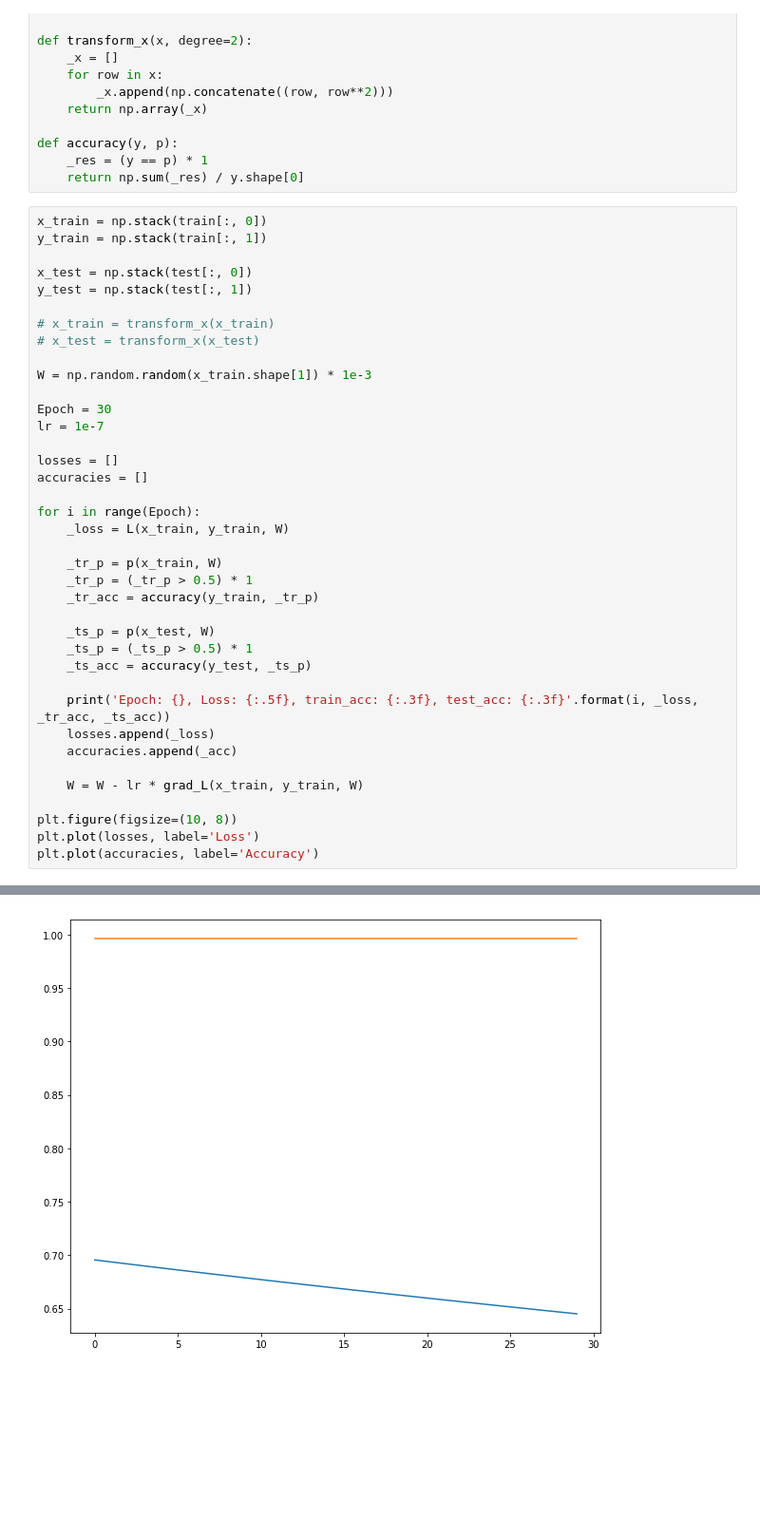
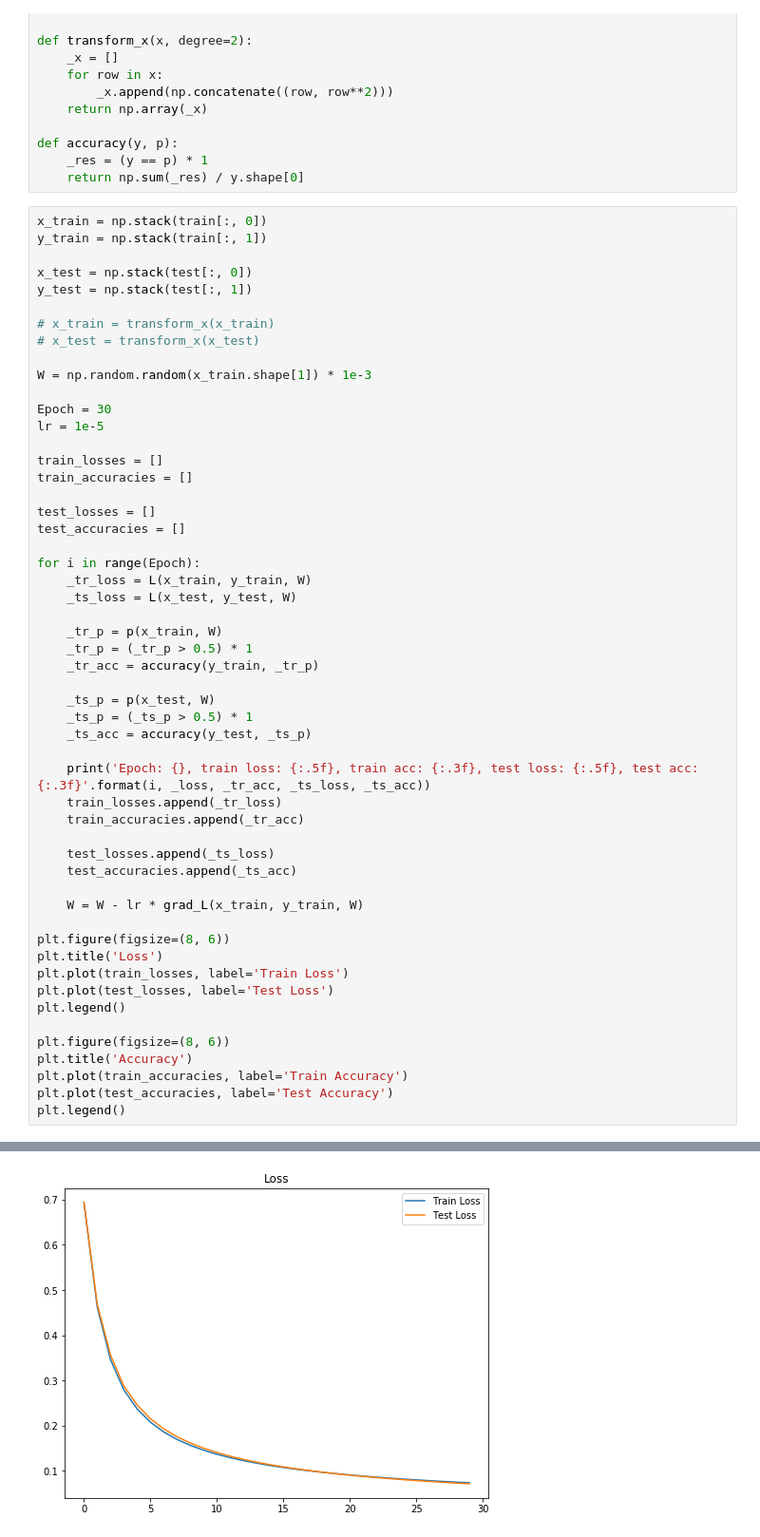
Before and after one commit to Hazarapet/aca_ml_nn, a Jupyter notebook: pa7_logistic_regression_binary_classifier.ipynb, the cells around one changed output, grey strips where cells are left out. Shown at 95% size. Cells and saved outputs as stored; diff of their text form; blank space fills up the shorter version.

Commit message:
separated plots

```diff
--- a/pa7_logistic_regression_binary_classifier.ipynb
+++ b/pa7_logistic_regression_binary_classifier.ipynb
@@ -122,13 +122,17 @@ y_test = np.stack(test[:, 1])
 W = np.random.random(x_train.shape[1]) * 1e-3
 
 Epoch = 30
-lr = 1e-7
+lr = 1e-5
 
-losses = []
-accuracies = []
+train_losses = []
+train_accuracies = []
+
+test_losses = []
+test_accuracies = []
 
 for i in range(Epoch):
-    _loss = L(x_train, y_train, W)
+    _tr_loss = L(x_train, y_train, W)
+    _ts_loss = L(x_test, y_test, W)
 
     _tr_p = p(x_train, W)
     _tr_p = (_tr_p > 0.5) * 1
@@ -138,13 +142,24 @@ for i in range(Epoch):
     _ts_p = (_ts_p > 0.5) * 1
     _ts_acc = accuracy(y_test, _ts_p)
 
-    print('Epoch: {}, Loss: {:.5f}, train_acc: {:.3f}, test_acc: {:.3f}'.format(i, _loss, _tr_acc, _ts_acc))
-    losses.append(_loss)
-    accuracies.append(_acc)
+    print('Epoch: {}, train loss: {:.5f}, train acc: {:.3f}, test loss: {:.5f}, test acc: {:.3f}'.format(i, _loss, _tr_acc, _ts_loss, _ts_acc))
+    train_losses.append(_tr_loss)
+    train_accuracies.append(_tr_acc)
+
+    test_losses.append(_ts_loss)
+    test_accuracies.append(_ts_acc)
 
     W = W - lr * grad_L(x_train, y_train, W)
 
-plt.figure(figsize=(10, 8))
-plt.plot(losses, label='Loss')
-plt.plot(accuracies, label='Accuracy')
+plt.figure(figsize=(8, 6))
+plt.title('Loss')
+plt.plot(train_losses, label='Train Loss')
+plt.plot(test_losses, label='Test Loss')
+plt.legend()
+
+plt.figure(figsize=(8, 6))
+plt.title('Accuracy')
+plt.plot(train_accuracies, label='Train Accuracy')
+plt.plot(test_accuracies, label='Test Accuracy')
+plt.legend()
 # %% [output]
@@ -169 +184 @@ Epoch: 29, Loss: 0.64512, train_acc: 0.889, test_acc: 0.890
-[figure, old version]
+[figure, new version]
```
Also changed, not shown: parts of 1 cell of this notebook.
